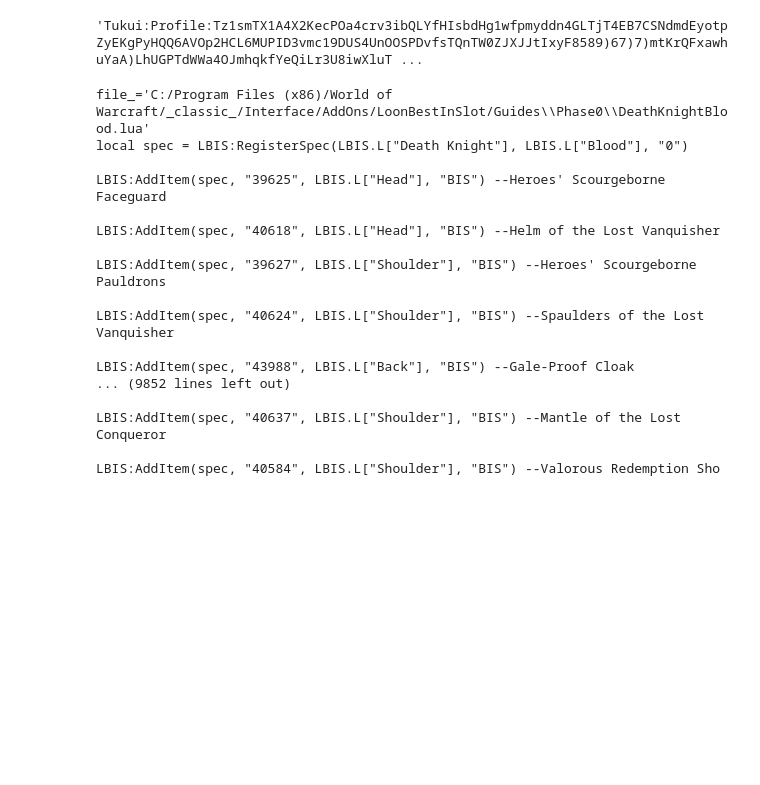
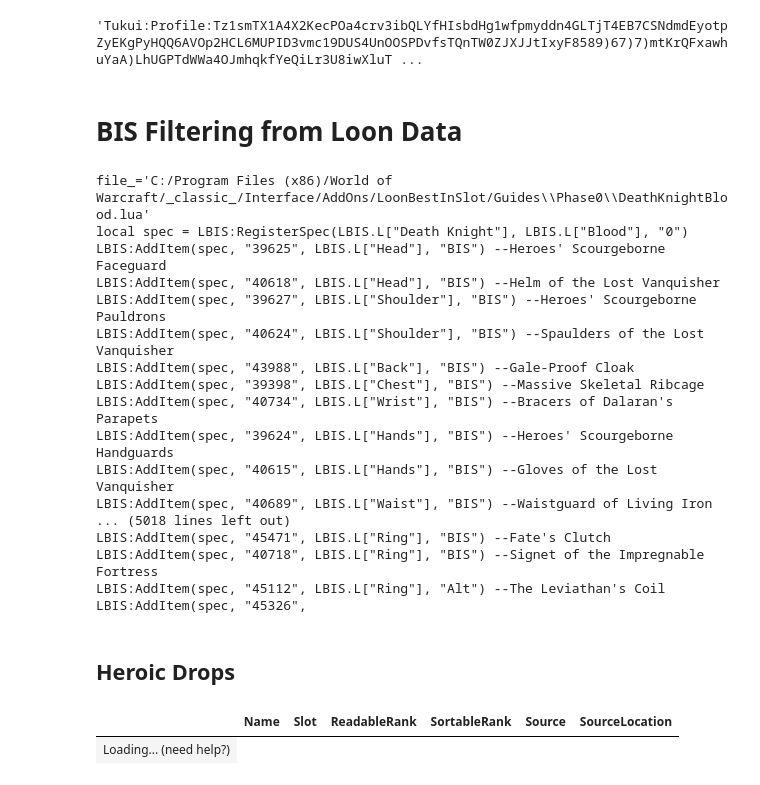
Before and after one commit to medthehatta/wow-scripts, a Jupyter notebook: tsm.ipynb, the cells around one changed output. Cells and saved outputs as stored; diff of their text form; code cells hidden in the pictures; blank space fills up the shorter version.

```diff
--- a/tsm.ipynb
+++ b/tsm.ipynb
@@ -412,5 +257,7 @@ hodir_badges_needed = (21000-4425)/50
 # %% [output]
 'Tukui:Profile:Tz1smTX1A4X2KecPOa4crv3ibQLYfHIsbdHg1wfpmyddn4GLTjT4EB7CSNdmdEyotpZyEKgPyHQQ6AVOp2HCL6MUPID3vmc19DUS4UnOOSPDvfsTQnTW0ZJXJJtIxyF8589)67)7)mtKrQFxawhuYaA)LhUGPTdWWa4OJmhqkfYeQiLr3U8iwXluT ...
+# %% [markdown]
+# BIS Filtering from Loon Data
 # %%
 import re
 import pandas as pd
@@ -478,6 +325,24 @@ with open(item_sources_path) as f:
             item_sources_index[item_id] = split_entries
 
 
+ranks = [
+    "Alt Mit",
+    "Alt Stam",
+    "Alt Thrt",
+    "Alt Transmute",
+    "Alt",
+    "Alt/BIS",
+    "BIS/Alt",
+    "BIS Mit",
+    "BIS Stam",
+    "BIS Thrt",
+    "BIS",
+]
+rank_order = {r: i for (i, r) in enumerate(reversed(ranks))}
+
+def sortable_rank(phase, rank):
+    return -int(phase)*len(ranks) + rank_order[rank]
+
 item_guide_path = f"{loon_path}/Guides"
 guide_files = glob.glob(f"{item_guide_path}/Phase*/*.lua")
 
@@ -492,7 +357,7 @@ for file_ in guide_files:
         for line in f:
             if not line.strip():
                 continue
-            print(line)
+            print(line.strip())
             if "RegisterSpec" in line:
                 m = re.search(
                     (
@@ -514,6 +379,8 @@ for file_ in guide_files:
                     "Phase": meta["phase"],
                     "Class": meta["class"],
                     "Spec": meta["spec"],
+                    "ReadableRank": f"P{meta['phase']} {rank}",
+                    "SortableRank": sortable_rank(meta['phase'], rank),
                 }
                 guide_records.append(record)
                 if item_id in item_guide_index:
@@ -524,27 +391,30 @@ for file_ in guide_files:
                 raise ValueError("File metadata did not appear before AddItem entries")
 
 
-bis = []
+bis_raw = []
 for (item_id, records) in item_guide_index.items():
     sources = item_sources_index[item_id]
     for record in records:
         for source in sources:
-            bis.append({**record, **source})
+            bis_raw.append({**record, **source})
+
+
+bis = pd.DataFrame(bis_raw)
 # %% [output]
 file_='C:/Program Files (x86)/World of Warcraft/_classic_/Interface/AddOns/LoonBestInSlot/Guides\\Phase0\\DeathKnightBlood.lua'
 local spec = LBIS:RegisterSpec(LBIS.L["Death Knight"], LBIS.L["Blood"], "0")
-
 LBIS:AddItem(spec, "39625", LBIS.L["Head"], "BIS") --Heroes' Scourgeborne Faceguard
-
 LBIS:AddItem(spec, "40618", LBIS.L["Head"], "BIS") --Helm of the Lost Vanquisher
-
 LBIS:AddItem(spec, "39627", LBIS.L["Shoulder"], "BIS") --Heroes' Scourgeborne Pauldrons
-
 LBIS:AddItem(spec, "40624", LBIS.L["Shoulder"], "BIS") --Spaulders of the Lost Vanquisher
-
 LBIS:AddItem(spec, "43988", LBIS.L["Back"], "BIS") --Gale-Proof Cloak
-... (9852 lines left out)
-
-LBIS:AddItem(spec, "40637", LBIS.L["Shoulder"], "BIS") --Mantle of the Lost Conqueror
-
-LBIS:AddItem(spec, "40584", LBIS.L["Shoulder"], "BIS") --Valorous Redemption Sho
+LBIS:AddItem(spec, "39398", LBIS.L["Chest"], "BIS") --Massive Skeletal Ribcage
+LBIS:AddItem(spec, "40734", LBIS.L["Wrist"], "BIS") --Bracers of Dalaran's Parapets
+LBIS:AddItem(spec, "39624", LBIS.L["Hands"], "BIS") --Heroes' Scourgeborne Handguards
+LBIS:AddItem(spec, "40615", LBIS.L["Hands"], "BIS") --Gloves of the Lost Vanquisher
+LBIS:AddItem(spec, "40689", LBIS.L["Waist"], "BIS") --Waistguard of Living Iron
+... (5018 lines left out)
+LBIS:AddItem(spec, "45471", LBIS.L["Ring"], "BIS") --Fate's Clutch
+LBIS:AddItem(spec, "40718", LBIS.L["Ring"], "BIS") --Signet of the Impregnable Fortress
+LBIS:AddItem(spec, "45112", LBIS.L["Ring"], "Alt") --The Leviathan's Coil
+LBIS:AddItem(spec, "45326",
@@ -550,0 +470,16 @@ LBIS:AddItem(spec, "40584", LBIS.L["Shoulder"], "BIS") --Valorous Redemption Sho
+# %% [markdown]
+## Heroic Drops
+# %%
+bis_display(
+    (
+        bfspec("Balance") &
+        ~bis_or(bfloc(x) for x in raids) &
+        bftype("Drop") &
+        bis_or(bfrerank(x) for x in ["P1 Alt", "P1 BIS", "P2 Alt", "P2 BIS"])
+    ),
+    drop_columns=["Id", "SourceNumber", "SourceType", "Class", "Spec", "Phase", "Rank"],
+    show_args={"lengthMenu": [25], "order": [[4, "asc"]]},
+)
+# %% [output]
+|  | Name | Slot | ReadableRank | SortableRank | Source | SourceLocation |
+| Loading... (need help?) |
```
Also changed, not shown: parts of 22 cells of this notebook, 2 other files.
